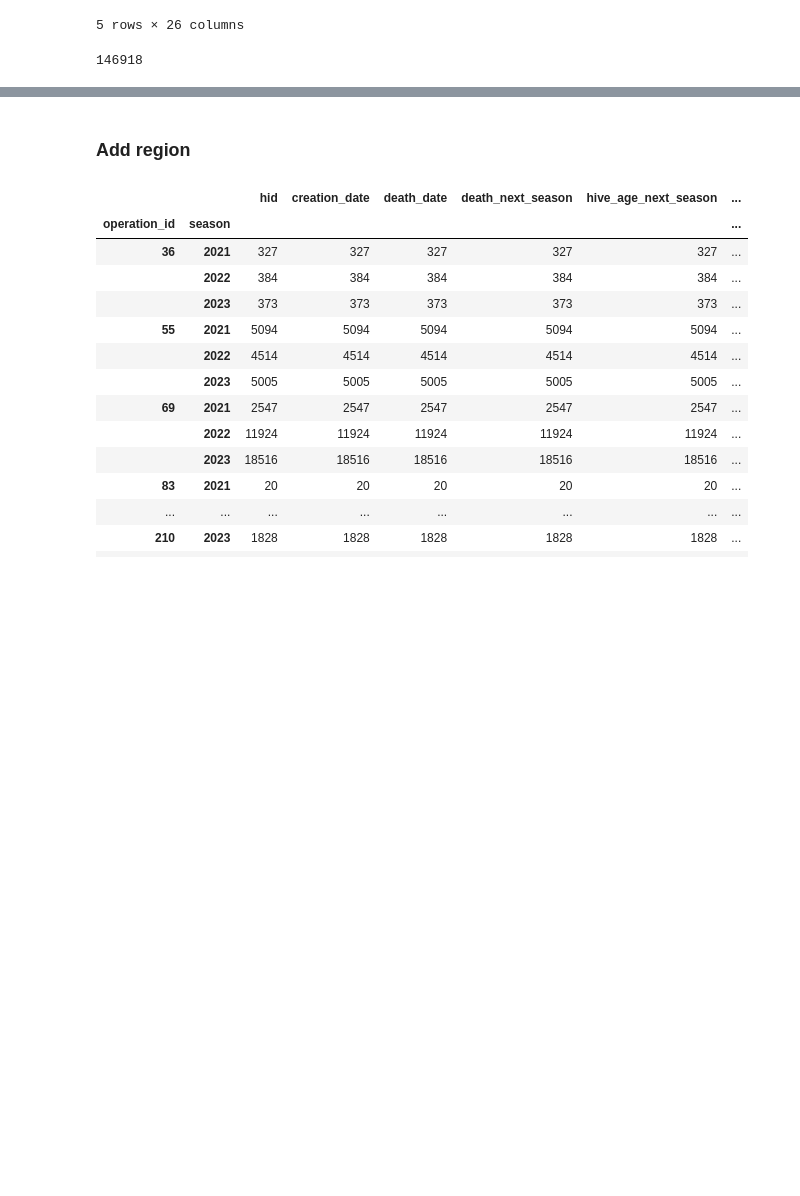
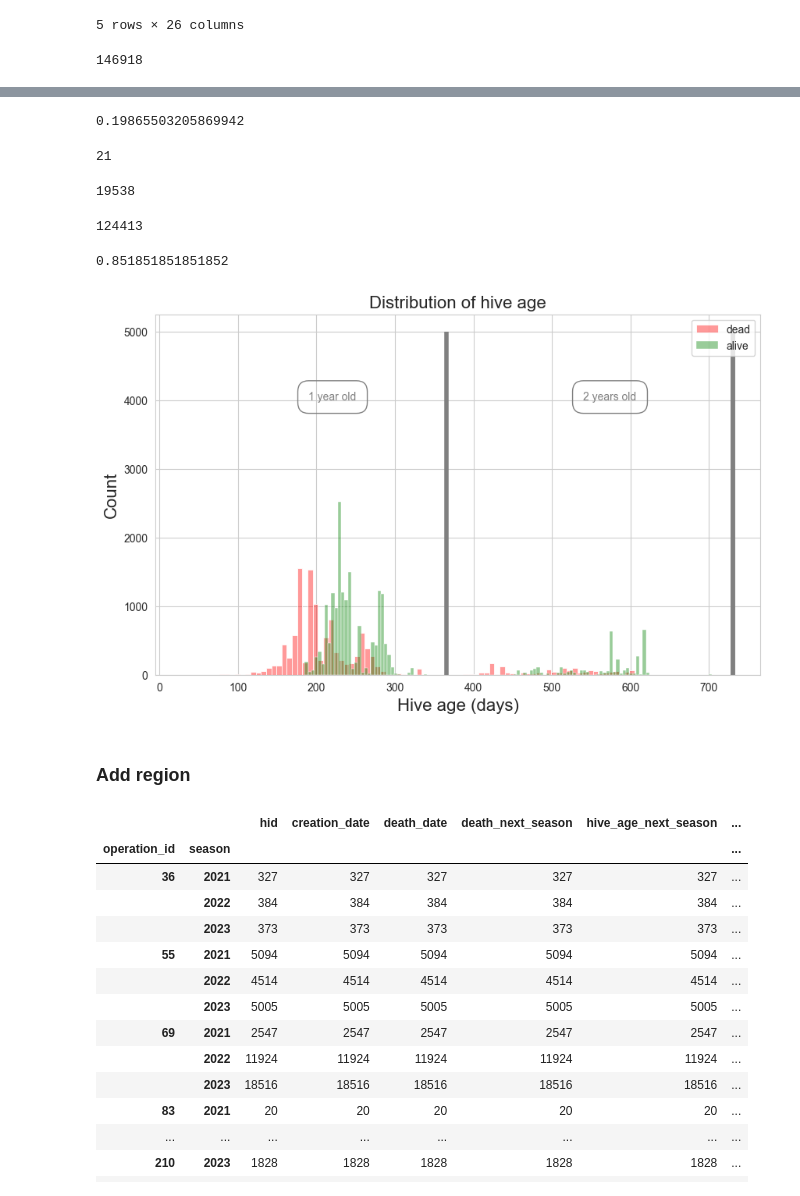
Before and after one commit to Nectar-Technologies/ledge-nectar, a Jupyter notebook: aqi/notebooks/Data analysis and visualization.ipynb, the cells around one changed output, grey strips where cells are left out. Drawn from its saved outputs; the diff is of its cells as text; code cells hidden in the pictures; blank space fills up the shorter version.

```diff
--- a/aqi/notebooks/Data analysis and visualization.ipynb
+++ b/aqi/notebooks/Data analysis and visualization.ipynb
@@ -417,3 +421,43 @@ len(data)
+# %%
+data['death_next_season'].mean()
+# %% [output]
+0.19865503205869942
+# %%
+len(data.operation_id.unique())
+# %% [output]
+21
+# %%
+np.sum(data.hid.value_counts() > 1)
+# %% [output]
+19538
+# %%
+len(data.hid.unique())
+# %% [output]
+124413
+# %%
+2.99/3.51
+# %% [output]
+0.851851851851852
+# %%
+sns.set_style("whitegrid")
+_, ax = plt.subplots(nrows=1, ncols=1, figsize=(10,6))
+p = sns.histplot(data.loc[data['death_next_season']]['hive_age_next_season'] -150, ax=ax, color="red", alpha=0.4, label="dead")
+p = sns.histplot(data.loc[~data['death_next_season']]['hive_age_next_season'] - 150, ax=ax, color="green", alpha=0.4,label="alive")
+p.set_xlabel("Hive age (days)", size=16)
+p.set_ylabel("Count", size=16)
+p.set_title("Distribution of hive age",size=16)
+plt.vlines(365.25,0,5000, color="grey", linewidth=4)
+plt.vlines(365.25*2,0,5000, color="grey", linewidth=4)
+plt.vlines(365.25*2,0,5000, color="grey",linewidth=4)
+plt.legend()
+ax.text(190, 4000, '1 year old', color='grey',
+        bbox=dict(facecolor='none', edgecolor='grey', boxstyle='round,pad=1'))
+ax.text(540, 4000, '2 years old', color='grey',
+        bbox=dict(facecolor='none', edgecolor='grey', boxstyle='round,pad=1'))
+
+plt.savefig("hive_age_distribution.png")
+# %% [output]
+[figure, added]
 # %% [markdown]
 ### Add region
 # %%
```
Also changed, not shown: parts of 20 cells of this notebook, 3 other files.
